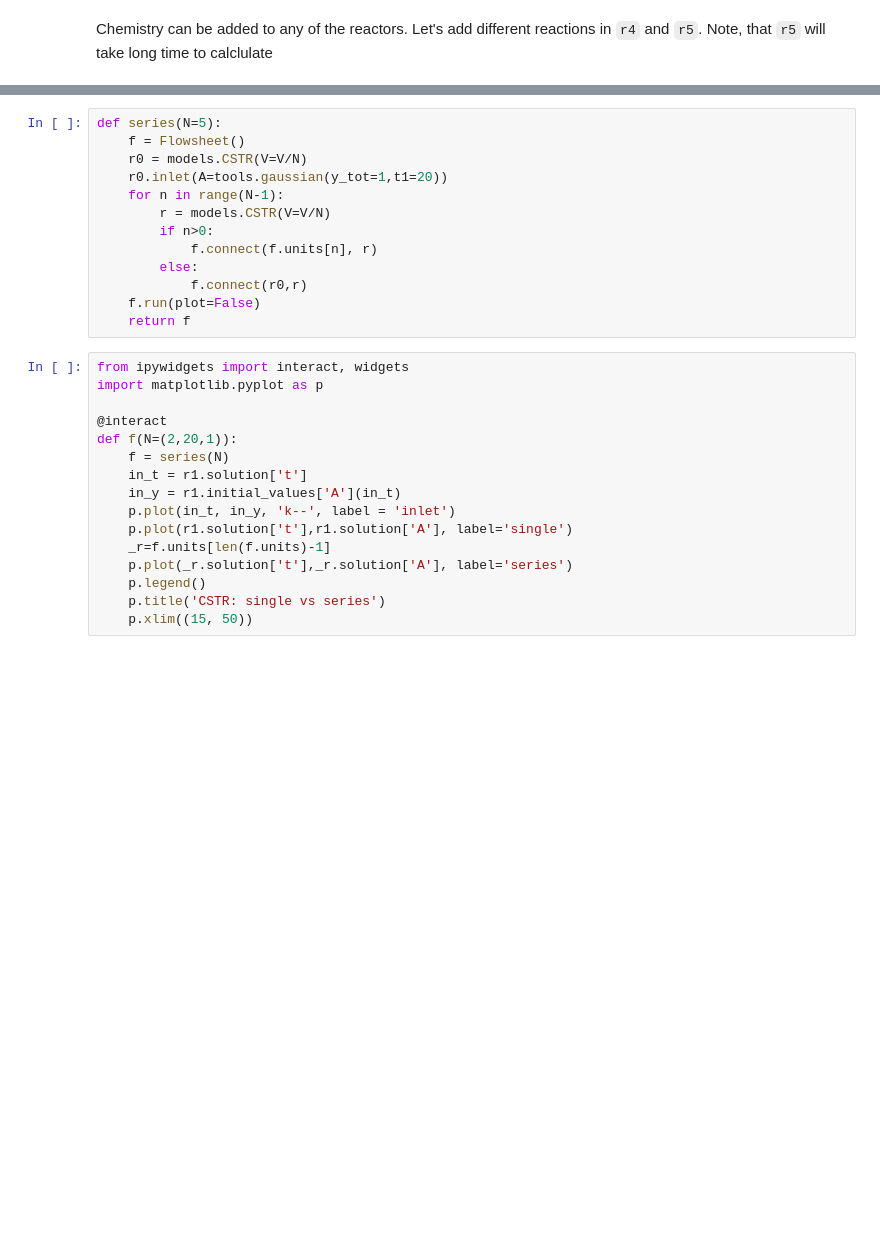
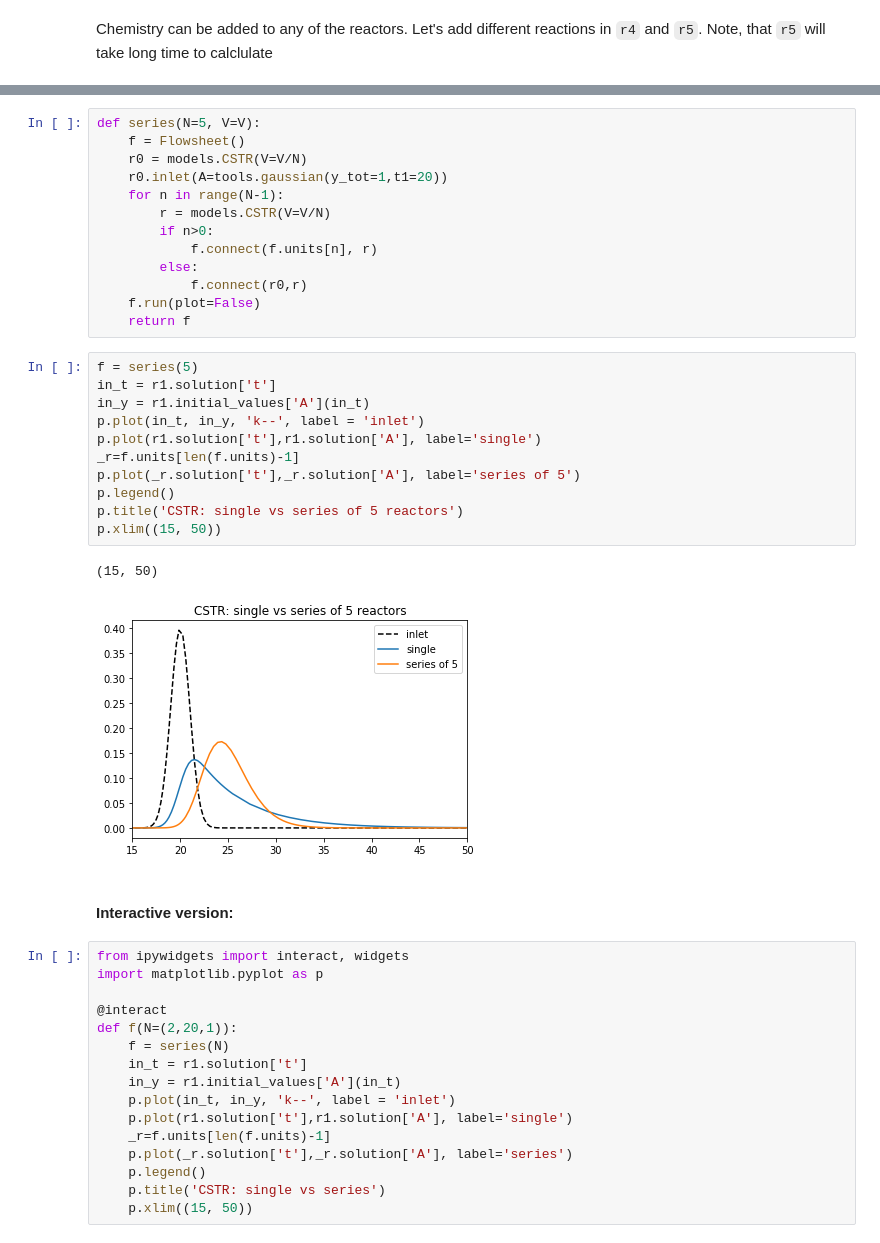
Before and after one commit to dorox/react, a Jupyter notebook: notebooks/Flowsheet.ipynb, the cells around one changed output, grey strips where cells are left out. Drawn from its saved outputs; the diff is of its cells as text; blank space fills up the shorter version.

```diff
--- a/notebooks/Flowsheet.ipynb
+++ b/notebooks/Flowsheet.ipynb
@@ -96,5 +96,5 @@ run time: 0.050s
 # %%
-def series(N=5):
+def series(N=5, V=V):
     f = Flowsheet()
     r0 = models.CSTR(V=V/N)
     r0.inlet(A=tools.gaussian(y_tot=1,t1=20))
@@ -106,6 +106,22 @@ def series(N=5):
             f.connect(r0,r)
     f.run(plot=False)
     return f
+# %%
+f = series(5)
+in_t = r1.solution['t']
+in_y = r1.initial_values['A'](in_t)
+p.plot(in_t, in_y, 'k--', label = 'inlet')
+p.plot(r1.solution['t'],r1.solution['A'], label='single')
+_r=f.units[len(f.units)-1]
+p.plot(_r.solution['t'],_r.solution['A'], label='series of 5')
+p.legend()
+p.title('CSTR: single vs series of 5 reactors')
+p.xlim((15, 50))
+# %% [output]
+(15, 50)
+[figure, added]
+# %% [markdown]
+#### Interactive version:
 # %%
 from ipywidgets import interact, widgets
 import matplotlib.pyplot as p
```
Also changed, not shown: parts of 12 cells of this notebook, 4 other files.
